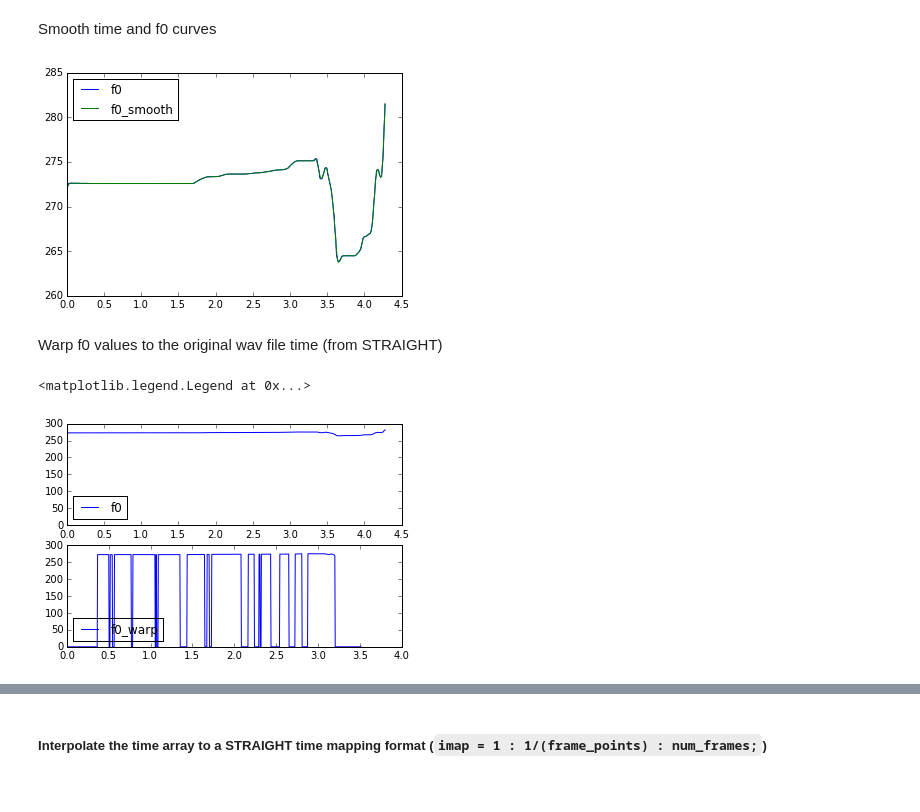
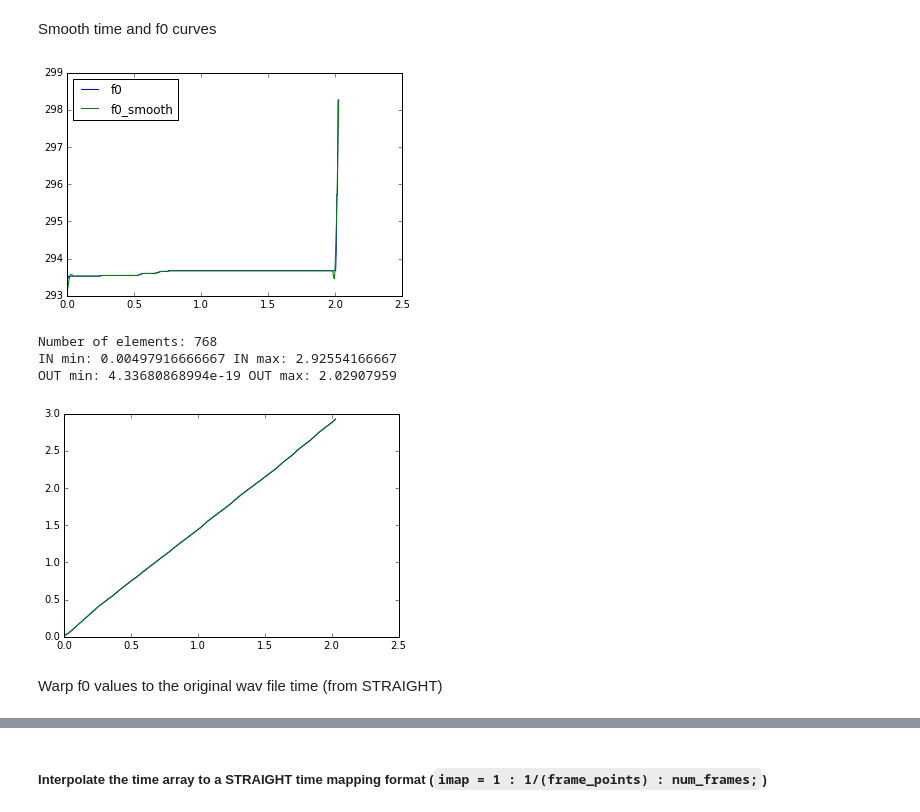
Before and after one commit to marcevrard/pyCalliphony, a Jupyter notebook: py_calliphony.ipynb, the cells around one changed output, grey strips where cells are left out. Drawn from its saved outputs; the diff is of its cells as text; code cells hidden in the pictures.

```diff
--- a/py_calliphony.ipynb
+++ b/py_calliphony.ipynb
@@ -31,7 +31,7 @@ frame_points = int(round(FRAME_DUR*FS))
 ##### Paths  `# << FILE NAME TO UPDATE! >>`
 # %%
 FNAME = 'limsi_fr_tat_0006_perf_00.txt'  # << FNAME TO UPDATE! >>
-PATH = '/Users/mev/Desktop/__IS2015__/__IS2015__/DATA/STIMULI_OP/colere_tst44k'
+PATH = '/Users/mev/Desktop/__IS2015__/__IS2015__/DATA/STIMULI_OP/colere_tst96k'
 FPATH = os.path.join(PATH, FNAME)
 if os.path.isfile(FPATH):
     print('OK:', FNAME, 'is well there.')
@@ -94,33 +116,33 @@ Smooth time and f0 curves
 # %%
 coord_df['time_smooth'] = savitzky_golay(np.array(coord_df['time']), window_size=21, order=2)
 coord_df['pos_smooth'] = savitzky_golay(np.array(coord_df['position']), window_size=21, order=2)
 coord_df['f0_smooth'] = savitzky_golay(np.array(coord_df['f0']), window_size=21, order=2)
 
 # plt.plot(coord_df['time'], coord_df['position'], coord_df['time_smooth'], coord_df['pos_smooth'])
 # plt.legend(['position', 'position_smooth'], loc='best')
 plt.plot(coord_df['time'], coord_df['f0'], coord_df['time_smooth'], coord_df['f0_smooth'])
 plt.legend(['f0', 'f0_smooth'], loc='best');
+plt.show();
+plt.plot(coord_df['time'], coord_df['position']);
+plt.plot(coord_df['time_smooth'], coord_df['pos_smooth']);
+print("Number of elements:", len(coord_df['time']))
+print("IN min:", np.min(coord_df['pos_smooth']), "IN max:", np.max(coord_df['pos_smooth']))
+print("OUT min:", np.min(coord_df['time_smooth']), "OUT max:", np.max(coord_df['time_smooth']))
 # %% [output]
-[figure, old version]
+[figure, new version]
+Number of elements: 768
+IN min: 0.00497916666667 IN max: 2.92554166667
+OUT min: 4.33680868994e-19 OUT max: 2.02907959
+[figure, added]
 # %% [markdown]
 Warp f0 values to the original wav file time (from STRAIGHT)
 # %%
 posit_max = round(coord_df['pos_smooth'].iloc[-1] * 2, 2)/2   # round values to 0.005 (0.01/2)
-posit = np.arange(start=FRAME_DUR, stop=posit_max, step=FRAME_DUR)   # TODO 0 > FRAME_LEN, better solution?
+posit_arr = np.arange(start=FRAME_DUR, stop=posit_max, step=FRAME_DUR)   # TODO 0 > FRAME_LEN, better solution?
 tck = interpolate.splrep(coord_df['pos_smooth'], coord_df['f0_smooth'], s=5)    # , s=10)
-f0_warp = interpolate.splev(posit, tck, der=0)
+f0_warp = interpolate.splev(posit_arr, tck, der=0)
 
     # Set zeros to unvoiced sections
 f0_uv_idx = [el for el in f0_uv_idx if el < len(f0_warp)]
 f0_warp[f0_uv_idx] = 0
-
-f1, ax_arr = plt.subplots(2, sharey=True)
-ax_arr[0].plot(coord_df['time'], coord_df['f0'])
-ax_arr[0].legend(['f0'], loc='best')
-ax_arr[1].plot(posit, f0_warp)
-ax_arr[1].legend(['f0_warp'], loc='best');
-# plt.plot(coord_df['time'], coord_df['f0'], posit, f0_warp)
-# plt.legend(['f0', 'f0_warp'], loc='best')
+# interpolate.splev?
-# %% [output]
-<matplotlib.legend.Legend at 0x...>
-[figure, removed]
```
Also changed, not shown: parts of 19 cells of this notebook, 2 other files.
